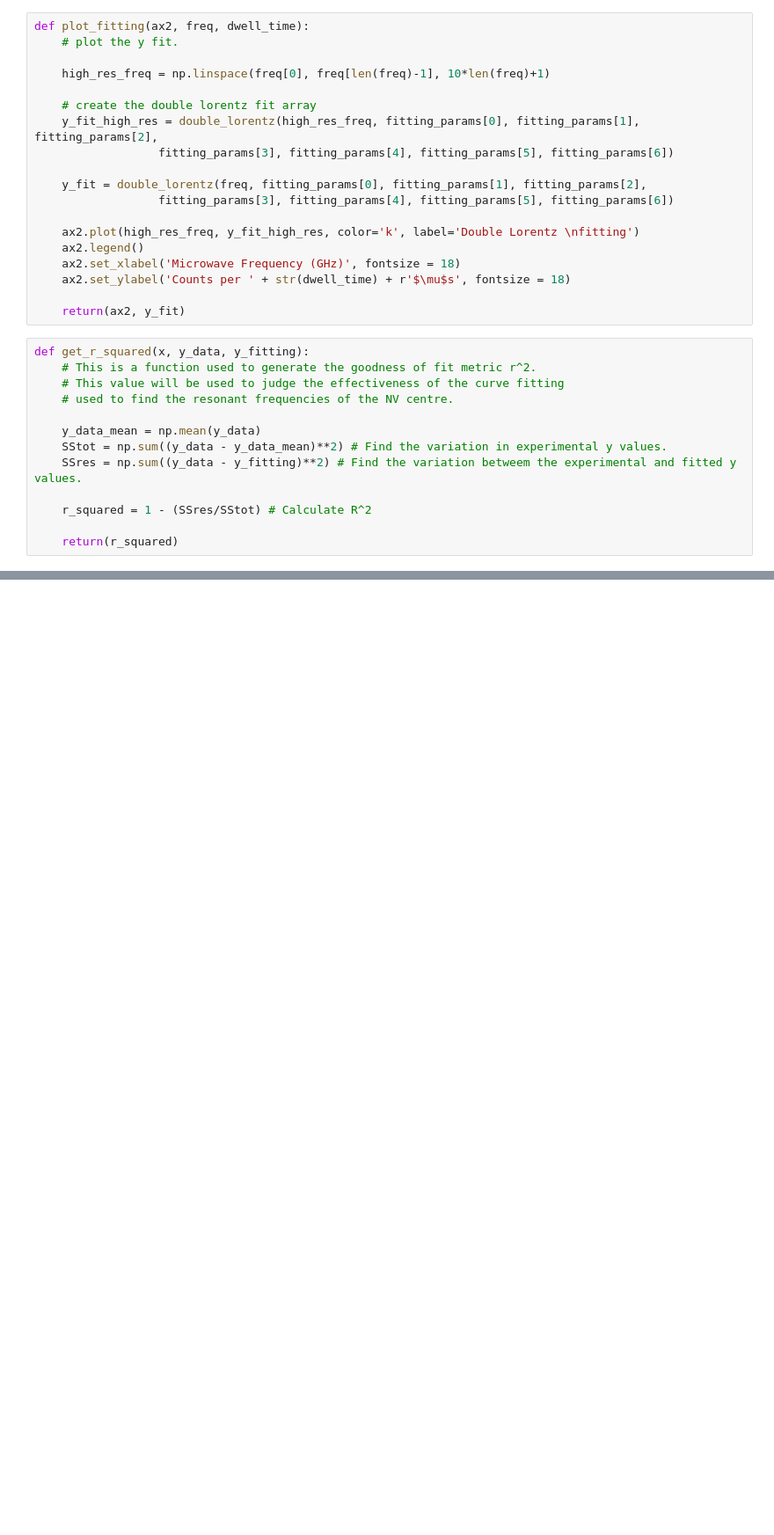
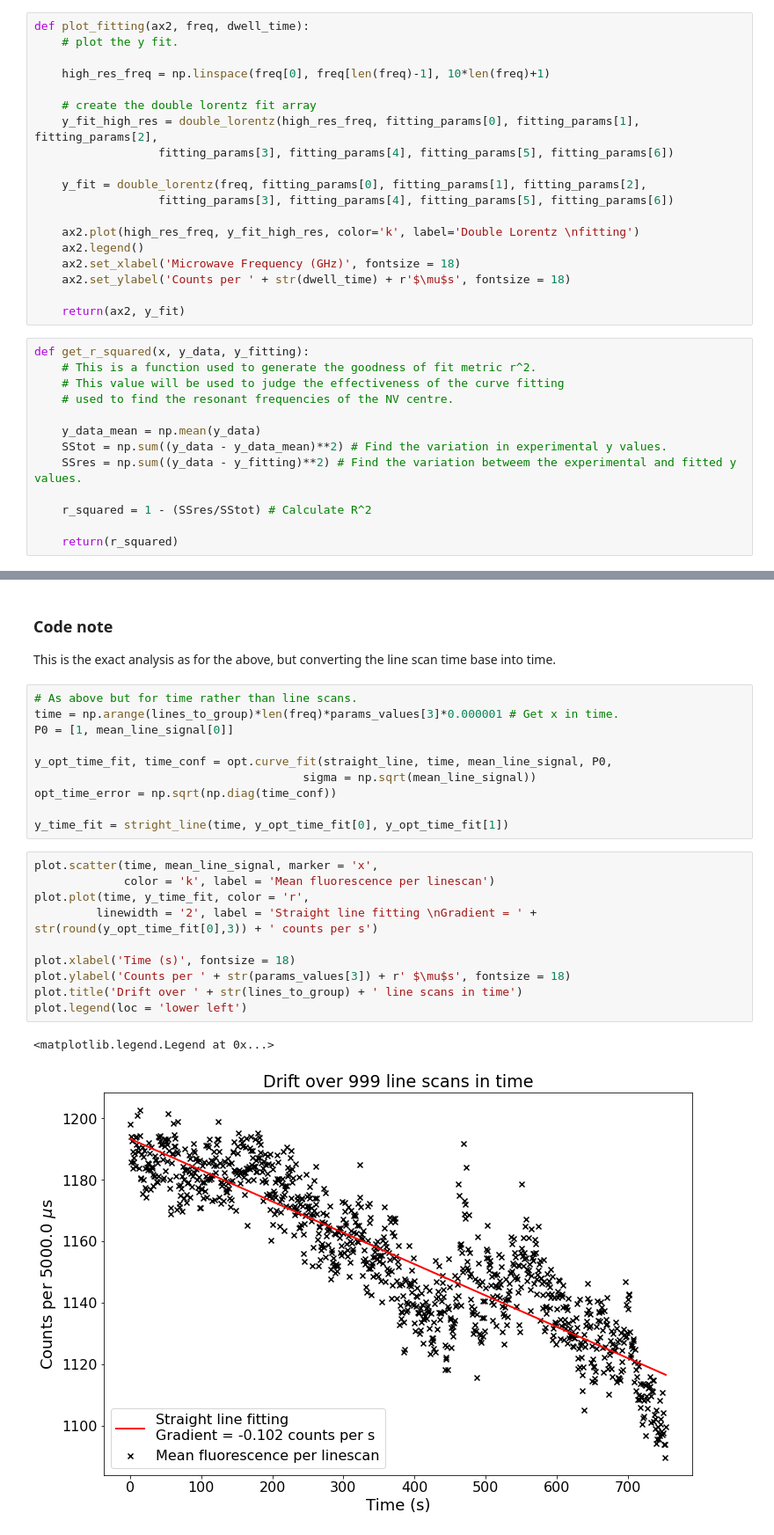
Before and after one commit to Corbyn93/Ryans_Python_Scripts, a Jupyter notebook: Ryan's Jupyter stuff/ODMR analysis/20210505_ODMR_Varience_calculation.ipynb, the cells around one changed output, grey strips where cells are left out. Shown at 88% size. Saved outputs shown, nothing was run; the diff lists cells and outputs as text; blank space fills up the shorter version.

```diff
--- a/Ryan's Jupyter stuff/ODMR analysis/20210505_ODMR_Varience_calculation.ipynb
+++ b/Ryan's Jupyter stuff/ODMR analysis/20210505_ODMR_Varience_calculation.ipynb
@@ -275,0 +273,27 @@ Length: 151, dtype: float64
+# %% [markdown]
+### Code note
+
+This is the exact analysis as for the above, but converting the line scan time base into time.
+# %%
+# As above but for time rather than line scans.
+time = np.arange(lines_to_group)*len(freq)*params_values[3]*0.000001 # Get x in time.
+P0 = [1, mean_line_signal[0]]
+
+y_opt_time_fit, time_conf = opt.curve_fit(straight_line, time, mean_line_signal, P0,
+                                       sigma = np.sqrt(mean_line_signal))
+opt_time_error = np.sqrt(np.diag(time_conf))
+
+y_time_fit = stright_line(time, y_opt_time_fit[0], y_opt_time_fit[1])
+# %%
+plot.scatter(time, mean_line_signal, marker = 'x',
+             color = 'k', label = 'Mean fluorescence per linescan')
+plot.plot(time, y_time_fit, color = 'r',
+         linewidth = '2', label = 'Straight line fitting \nGradient = ' + str(round(y_opt_time_fit[0],3)) + ' counts per s')
+
+plot.xlabel('Time (s)', fontsize = 18)
+plot.ylabel('Counts per ' + str(params_values[3]) + r' $\mu$s', fontsize = 18)
+plot.title('Drift over ' + str(lines_to_group) + ' line scans in time')
+plot.legend(loc = 'lower left')
+# %% [output]
+<matplotlib.legend.Legend at 0x...>
+[figure, added]
```
Also changed, not shown: parts of 14 cells of this notebook, 3 other files.
